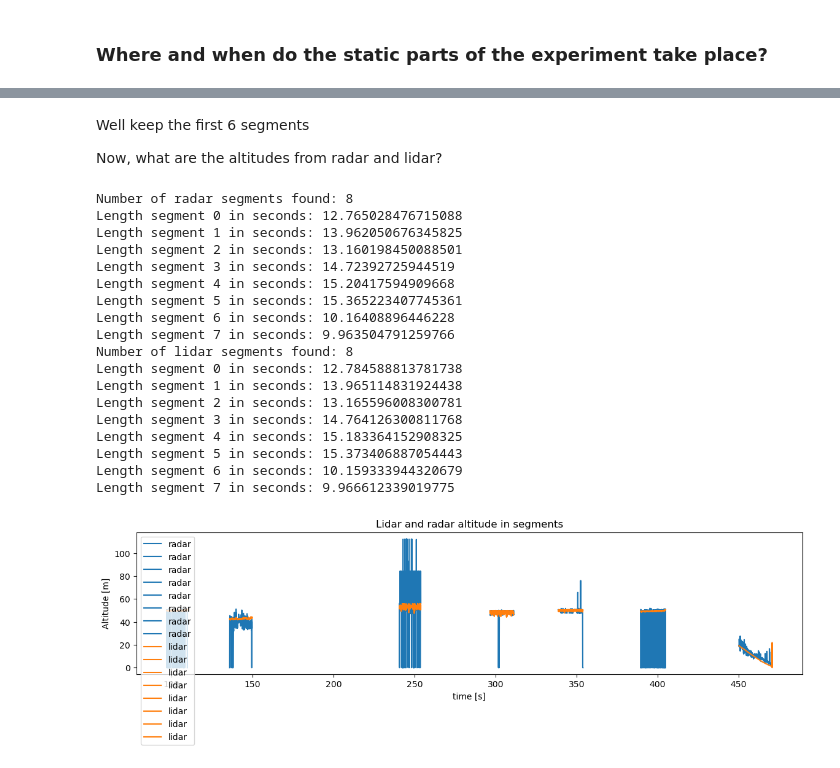
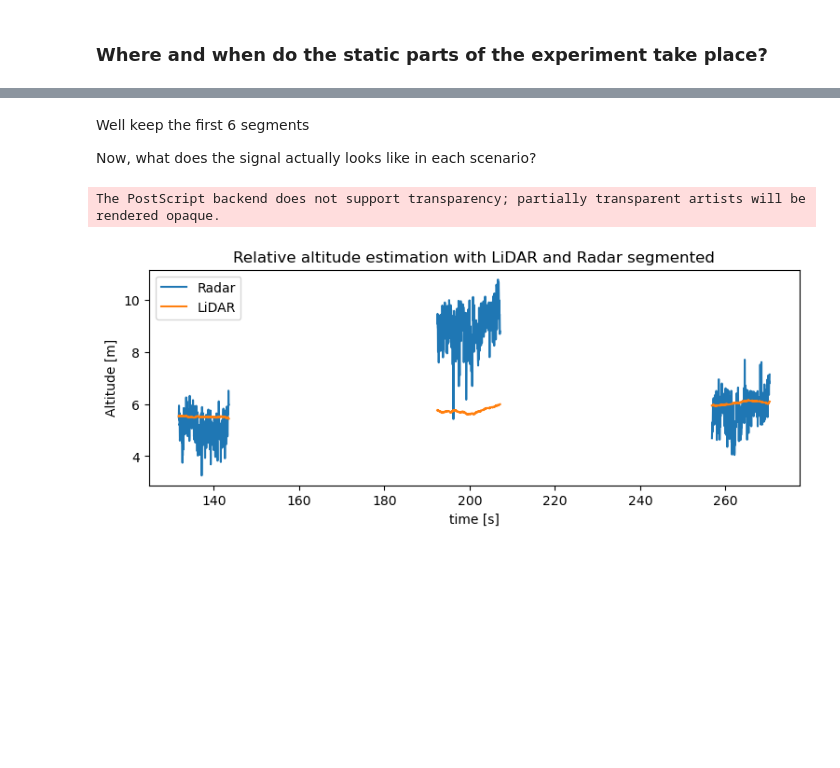
Before and after one commit to jcduenast/ma_data_processing, a Jupyter notebook: general_processing.ipynb, the cells around one changed output, grey strips where cells are left out. Cells and saved outputs as stored; diff of their text form; code cells hidden in the pictures; blank space fills up the shorter version.

```diff
--- a/general_processing.ipynb
+++ b/general_processing.ipynb
@@ -11,7 +11,8 @@ from aux.srr308_read import *
 
 import datetime
 
-folder_path = 'data/50m_1'
+name = '6m_1'
+folder_path = 'data/' + name
 db3_reader = get_db3_reader(folder_path, 'ROSBAG*')
 db3_px4_reader = get_db3_reader(folder_path, 'sensor_bag*')
 
@@ -40 +37,7 @@ radar_altitude = get_altitude_from_radar_pc(radar_df['points'], 0, 5)
+# %%
+radius = 3 ## Read lidar and radar, generate altitude measurement
+lidar_altitude = get_altitude_from_lidar_pc(lidar_df['np_points'], (0,0), radius)
+radar_altitude = get_altitude_from_radar_pc(radar_df['points'], 0, radius)
+radar_flight_seconds = [radar_df['timestamp_sample'][i]-first_timestamp for i in range(radar_df.shape[0])]
+lidar_flight_seconds = [lidar_df['timestamp_sample'][i]-first_timestamp for i in range(lidar_df.shape[0])]
 # %%
@@ -172,54 +217,48 @@ plot_speed_segments(speed_list=speed, vel_df=vel_df, segments_list=speed_segment
 # %% [markdown]
 Well keep the first 6 segments
 
-Now, what are the altitudes from radar and lidar?
+Now, what does the signal actually looks like in each scenario?
 # %%
-## same as with position, based on speed timestamps, but with radar
-radar_segments = get_segment_index_from_ts_segments(radar_df, reference_timestamp_segments)
-lidar_segments = get_segment_index_from_ts_segments(lidar_df, reference_timestamp_segments)
+# ## same as with position, based on speed timestamps, but with radar
+# radar_segments = get_segment_index_from_ts_segments(radar_df, reference_timestamp_segments)
+# lidar_segments = get_segment_index_from_ts_segments(lidar_df, reference_timestamp_segments)
 
-print("Number of radar segments found:", len(radar_segments))
-for i in range(len(radar_segments)): #segment in radar_segments:
-    print("Length segment", i, "in seconds:", radar_df['timestamp_sample'][radar_segments[i][1]]-radar_df['timestamp_sample'][radar_segments[i][0]])
+# print("Number of radar segments found:", len(radar_segments))
+# for i in range(len(radar_segments)): #segment in radar_segments:
+#     print("Length segment", i, "in seconds:", radar_df['timestamp_sample'][radar_segments[i][1]]-radar_df['timestamp_sample'][radar_segments[i][0]])
 
-print("Number of lidar segments found:", len(lidar_segments))
-for i in range(len(lidar_segments)): #segment in radar_segments:
-    print("Length segment", i, "in seconds:", lidar_df['timestamp_sample'][lidar_segments[i][1]]-lidar_df['timestamp_sample'][lidar_segments[i][0]])
+# print("Number of lidar segments found:", len(lidar_segments))
+# for i in range(len(lidar_segments)): #segment in radar_segments:
+#     print("Length segment", i, "in seconds:", lidar_df['timestamp_sample'][lidar_segments[i][1]]-lidar_df['timestamp_sample'][lidar_segments[i][0]])
-# %% [output]
-Number of radar segments found: 8
-Length segment 0 in seconds: 12.765028476715088
-Length segment 1 in seconds: 13.962050676345825
-Length segment 2 in seconds: 13.160198450088501
-Length segment 3 in seconds: 14.72392725944519
-Length segment 4 in seconds: 15.20417594909668
-Length segment 5 in seconds: 15.365223407745361
-Length segment 6 in seconds: 10.16408896446228
-Length segment 7 in seconds: 9.963504791259766
-Number of lidar segments found: 8
-Length segment 0 in seconds: 12.784588813781738
-Length segment 1 in seconds: 13.965114831924438
-Length segment 2 in seconds: 13.165596008300781
-Length segment 3 in seconds: 14.764126300811768
-Length segment 4 in seconds: 15.183364152908325
-Length segment 5 in seconds: 15.373406887054443
-Length segment 6 in seconds: 10.159333944320679
-Length segment 7 in seconds: 9.966612339019775
 # %%
-plt.figure(figsize=(14, 3))
+plt.figure(figsize=(9, 3))
 
 radar_flight_seconds = [radar_df['timestamp_sample'][i]-first_timestamp for i in range(radar_df.shape[0])]
 lidar_flight_seconds = [lidar_df['timestamp_sample'][i]-first_timestamp for i in range(lidar_df.shape[0])]
 
-for segment in radar_segments:
-    plt.plot(radar_flight_seconds[segment[0]:segment[1]], radar_altitude[segment[0]:segment[1]], linestyle='-', color="tab:blue", label="radar")
+s = 0
+plt.plot(radar_flight_seconds[radar_segments[s][0]:radar_segments[s][1]], radar_altitude[radar_segments[s][0]:radar_segments[s][1]],
+                                  linestyle='-', color="tab:blue", label="Radar")
+for s in range(1, len(radar_segments)):
+    plt.plot(radar_flight_seconds[radar_segments[s][0]:radar_segments[s][1]], radar_altitude[radar_segments[s][0]:radar_segments[s][1]],
+                                  linestyle='-', color="tab:blue")
 
-for segment in lidar_segments:
-    plt.plot(lidar_flight_seconds[segment[0]:segment[1]], lidar_altitude[segment[0]:segment[1]], linestyle='-', color="tab:orange", label="lidar")
+# for segment in radar_segments:
+#     plt.plot(radar_flight_seconds[segment[0]:segment[1]], radar_altitude[segment[0]:segment[1]], linestyle='-', color="tab:blue", label="radar")
+s = 0
 
-plt.title("Lidar and radar altitude in segments")
+plt.plot(lidar_flight_seconds[lidar_segments[s][0]:lidar_segments[s][1]], lidar_altitude[lidar_segments[s][0]:lidar_segments[s][1]],
+                                  linestyle='-', color="tab:orange", label="LiDAR")
+for s in range(1, len(lidar_segments)):
+    plt.plot(lidar_flight_seconds[lidar_segments[s][0]:lidar_segments[s][1]], lidar_altitude[lidar_segments[s][0]:lidar_segments[s][1]],
+                                  linestyle='-', color="tab:orange")
+
+plt.title("Relative altitude estimation with LiDAR and Radar segmented")
 plt.xlabel("time [s]")
 plt.ylabel("Altitude [m]")
 plt.legend(loc="upper left")
+plt.savefig('figures/'+name+'_lidar_radar_segmented.eps', format='eps', bbox_inches='tight')
 plt.show()
 # %% [output]
+The PostScript backend does not support transparency; partially transparent artists will be rendered opaque.
-[figure, old version]
+[figure, new version]
```
Also changed, not shown: parts of 13 cells of this notebook, 53 other files.
